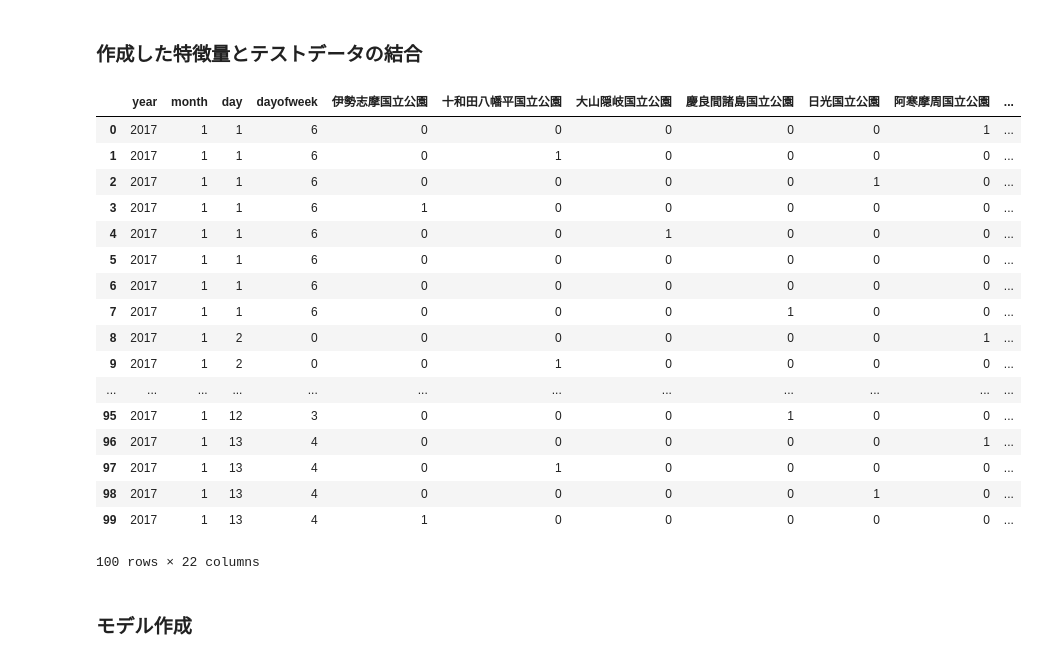
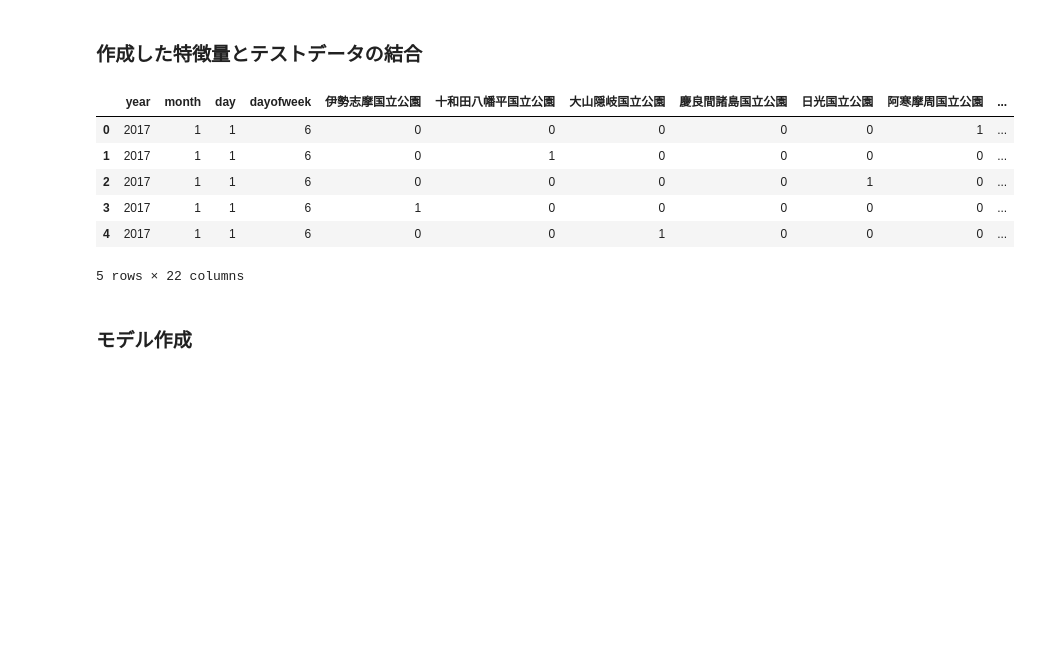
Before and after one commit to TaigoKuriyama/national_park_prediction, a Jupyter notebook: notebook/preprocess.ipynb, the cells around one changed output. Cells and saved outputs as stored; diff of their text form; code cells hidden in the pictures; blank space fills up the shorter version.

```diff
--- a/notebook/preprocess.ipynb
+++ b/notebook/preprocess.ipynb
@@ -8,8 +15,8 @@ import xgboost as xgb
 from sklearn.grid_search import GridSearchCV
 # %%
 # tsv to Dataframe
-df_train = pd.read_csv('../data/raw/train.tsv',sep='\t')
-df_test = pd.read_csv('../data/raw/test.tsv',sep='\t')
+df_train = pd.read_csv('train.tsv',sep='\t')
+df_test = pd.read_csv('test.tsv',sep='\t')
 # %%
 # Feature engineering from datetime
 # https://adtech.cyberagent.io/techblog/archives/259
@@ -87,6 +103,6 @@ df_holiday['datetime'] = pd.to_datetime(df_holiday['datetime'])
 # %%
 # holiday data exclude Saturday, Sunday
-df_holiday_exc_wkend = pd.read_csv('../data/raw/holiday.csv')
+df_holiday_exc_wkend = pd.read_csv('holiday.csv')
 df_holiday_exc_wkend['datetime'] = pd.to_datetime(df_holiday_exc_wkend['datetime'])
 df_holiday_exc_wkend['dayofweek'] = df_holiday_exc_wkend['datetime'].dt.dayofweek
 
@@ -227,42 +228,31 @@ df_except_y.head()
 # %%
 # holidayデータとのマージ
 #df_test_merged = pd.merge(df_test,df_holiday,on='datetime')
 df_test_merged = pd.merge(df_test,df_holiday_exc_wkend,on='datetime')
 #df_test_merged = pd.merge(df_test_merged,df_holiday_exc_wkend,on='datetime')
 #df_test_merged = pd.merge(df_test_merged,df_oyama,on=['大山隠岐国立公園','datetime'],how='left')
 
 # sin/cosカーブデータとのマージ
 df_datetime_test = df_test[~df_test.duplicated(subset='datetime')]['datetime']
 df_datetime_test = df_datetime_test.reset_index()
 df_datetime_test = df_datetime_test['datetime']
 df_datetime_test
 df_sin_cos_test = pd.concat([df_datetime_test,df_sin_cur_test,df_cos_cur_test], axis=1)
 df_sin_cos_test.columns = ['datetime', 'sin', 'cos']
 df_sin_cos_test
 df_test_merged = pd.merge(df_test_merged,df_sin_cos_test,on='datetime')
 df_test_merged = df_test_merged.drop(['park','datetime','index'], axis=1)
 df_test_merged = df_test_merged.fillna(0)
 X_test = df_test_merged.as_matrix()
-df_test_merged.head(100)
+df_test_merged.head()
 # %% [output]
 |  | year | month | day | dayofweek | 伊勢志摩国立公園 | 十和田八幡平国立公園 | 大山隠岐国立公園 | 慶良間諸島国立公園 | 日光国立公園 | 阿寒摩周国立公園 | ... |
 | 0 | 2017 | 1 | 1 | 6 | 0 | 0 | 0 | 0 | 0 | 1 | ... |
 | 1 | 2017 | 1 | 1 | 6 | 0 | 1 | 0 | 0 | 0 | 0 | ... |
 | 2 | 2017 | 1 | 1 | 6 | 0 | 0 | 0 | 0 | 1 | 0 | ... |
 | 3 | 2017 | 1 | 1 | 6 | 1 | 0 | 0 | 0 | 0 | 0 | ... |
 | 4 | 2017 | 1 | 1 | 6 | 0 | 0 | 1 | 0 | 0 | 0 | ... |
-| 5 | 2017 | 1 | 1 | 6 | 0 | 0 | 0 | 0 | 0 | 0 | ... |
-| 6 | 2017 | 1 | 1 | 6 | 0 | 0 | 0 | 0 | 0 | 0 | ... |
-| 7 | 2017 | 1 | 1 | 6 | 0 | 0 | 0 | 1 | 0 | 0 | ... |
-| 8 | 2017 | 1 | 2 | 0 | 0 | 0 | 0 | 0 | 0 | 1 | ... |
-| 9 | 2017 | 1 | 2 | 0 | 0 | 1 | 0 | 0 | 0 | 0 | ... |
-| ... | ... | ... | ... | ... | ... | ... | ... | ... | ... | ... | ... |
-| 95 | 2017 | 1 | 12 | 3 | 0 | 0 | 0 | 1 | 0 | 0 | ... |
-| 96 | 2017 | 1 | 13 | 4 | 0 | 0 | 0 | 0 | 0 | 1 | ... |
-| 97 | 2017 | 1 | 13 | 4 | 0 | 1 | 0 | 0 | 0 | 0 | ... |
-| 98 | 2017 | 1 | 13 | 4 | 0 | 0 | 0 | 0 | 1 | 0 | ... |
-| 99 | 2017 | 1 | 13 | 4 | 1 | 0 | 0 | 0 | 0 | 0 | ... |
-100 rows × 22 columns
+5 rows × 22 columns
 # %% [markdown]
 ### モデル作成
 # %%
```
Also changed, not shown: parts of 14 cells of this notebook.
